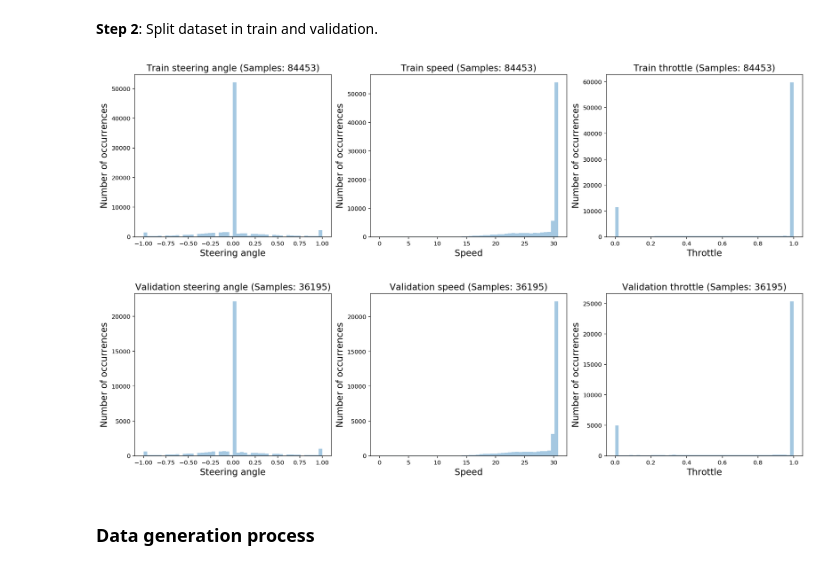
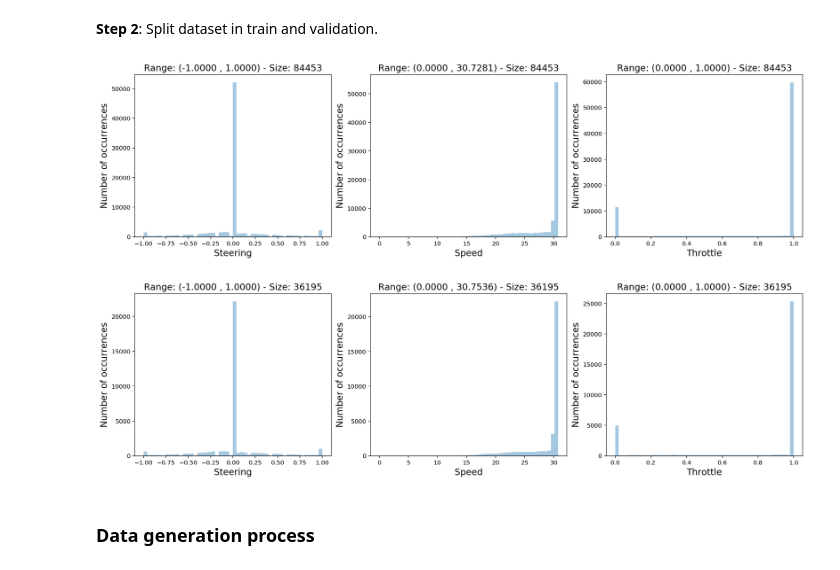
Before and after one commit to adrianmarino/self-driving-car-model, a Jupyter notebook: model-analysis.ipynb, the cells around one changed output. Cells and saved outputs as stored; diff of their text form; code cells hidden in the pictures.

```diff
--- a/model-analysis.ipynb
+++ b/model-analysis.ipynb
@@ -115,22 +111,11 @@ histograms(
 **Step 2**: Split dataset in train and validation.
 # %%
 train_dataset, validation_dataset = dataset.split(percent=cfg['train']['validation_set_percent'], shuffle=True)
+train_dataset.show_stats()
+validation_dataset.show_stats()
+# %% [output]
+[figure, added]
+[figure, added]
-# %%
-histograms(
-    values=[train_dataset.label_column(0), train_dataset.label_column(1), train_dataset.label_column(2)],
-    x_labels=['Steering angle', 'Speed', 'Throttle'],
-    titles=['Train steering angle', 'Train speed', 'Train throttle']
-)
-# %% [output]
-[figure, removed]
-# %%
-histograms(
-    values=[validation_dataset.label_column(0), validation_dataset.label_column(1), validation_dataset.label_column(2)],
-    x_labels=['Steering angle', 'Speed', 'Throttle'],
-    titles=['Validation steering angle', 'Validation speed', 'Validation throttle']
-)
-# %% [output]
-[figure, removed]
 # %% [markdown]
 ### Data generation process
 # %% [markdown]
```
Also changed, not shown: parts of 28 cells of this notebook, 9 other files.
